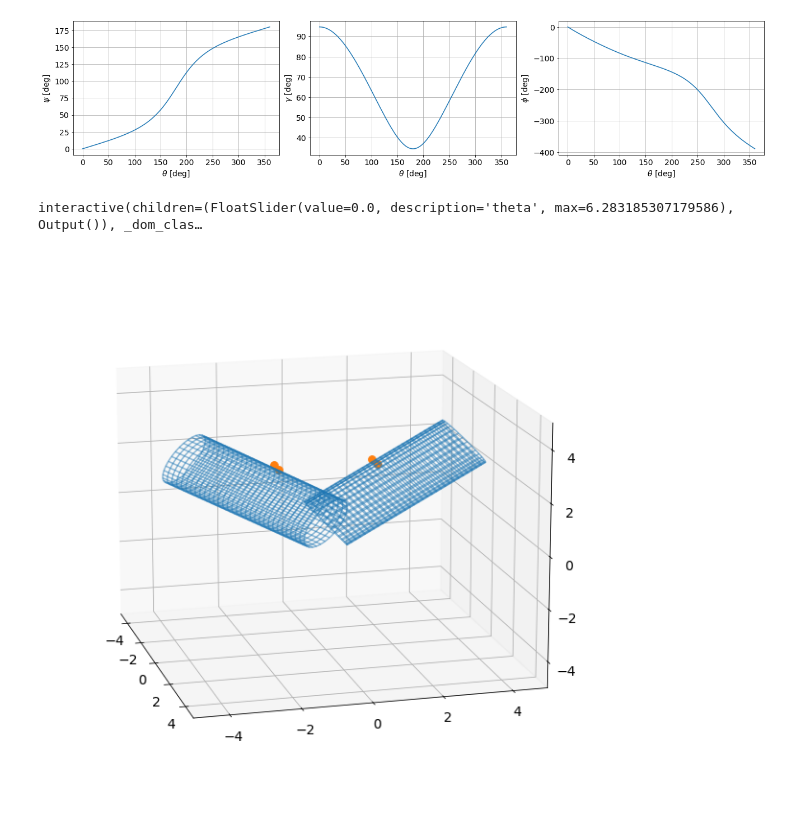
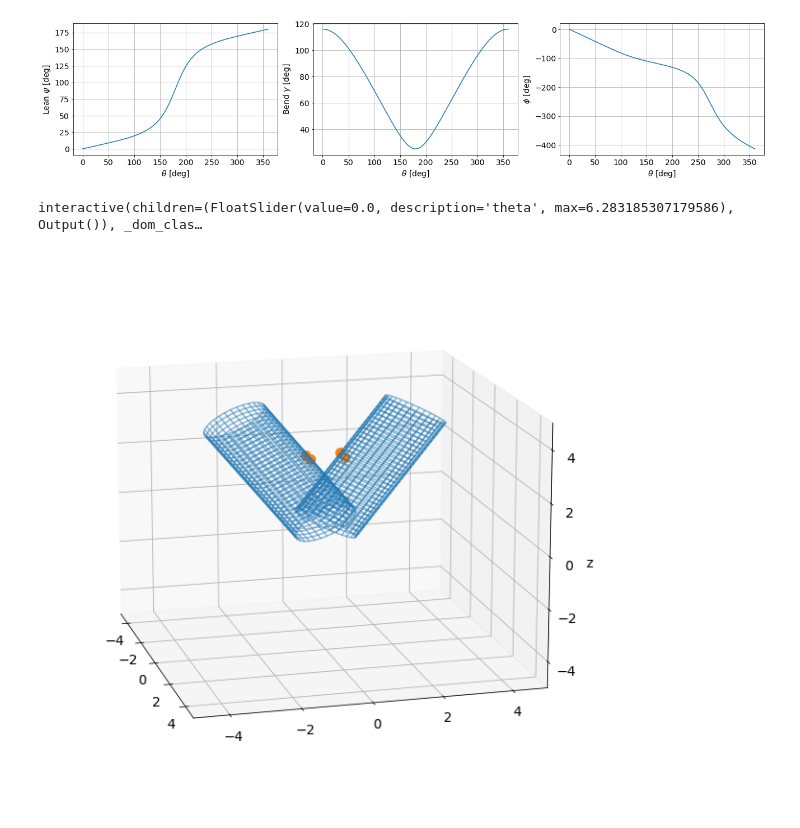
Before and after one commit to tianyikillua/falling-cat, a Jupyter notebook: cat.ipynb, the cells around one changed output. Cells and saved outputs as stored; diff of their text form; code cells hidden in the pictures.

```diff
--- a/cat.ipynb
+++ b/cat.ipynb
@@ -49,7 +53,6 @@ plt.show()
 # %%
 JI = 0.25
-alpha = 30 * degree
-
+alpha = 45.5 * degree
 c = FallingCat(JI, alpha)
 
 t = c.theta / degree
@@ -64,15 +67,17 @@ phi = c.twist() / degree
 plt.close("all")
 
 fig, ax = plt.subplots(1, 3, figsize=(18, 4))
+fig.canvas.header_visible = False
+fig.canvas.footer_visible = False
 
 ax[0].plot(t, psi)
 ax[0].set_xlabel(r"$\theta$ [deg]")
-ax[0].set_ylabel(r"$\psi$ [deg]")
+ax[0].set_ylabel(r"Lean $\psi$ [deg]")
 ax[0].grid()
 
 ax[1].plot(t, gamma)
 ax[1].set_xlabel(r"$\theta$ [deg]")
-ax[1].set_ylabel(r"$\gamma$ [deg]")
+ax[1].set_ylabel(r"Bend $\gamma$ [deg]")
 ax[1].grid()
 
 ax[2].plot(t, phi)
@@ -80,32 +85,28 @@ ax[2].set_xlabel(r"$\theta$ [deg]")
 ax[2].set_ylabel(r"$\phi$ [deg]")
 ax[2].grid()
 
-# plt.tight_layout()
 plt.show()
 # %% [output]
-[figure, old version]
+[figure, new version]
 # %%
-JI = 0.25
-alpha = 10 * degree
-c = FallingCat(JI, alpha)
-
 fig, ax = plt.subplots(figsize=(12, 8), subplot_kw={"projection": "3d"})
 fig.canvas.header_visible = False
 fig.canvas.footer_visible = False
 ax.autoscale(False)
 ax.axis("equal")
 ax.view_init(15, -15)
 
 
 def plot_cat_position(theta=0):
     ax.cla()
-    c.plot(theta, ax=ax, l=5, N=32, color="C0", leg_color="C1", marker="o", s=60)
+    c.plot(theta, ax=ax, l=5, N=32, color="C0", leg_color="C1", marker="o", s=100)
     ax.set_xlim(-5, 5)
     ax.set_ylim(-5, 5)
     ax.set_zlim(-5, 5)
+    ax.set_zlabel("z")
 
 
 interact(plot_cat_position, theta=(0, 2 * np.pi));
 # %% [output]
 interactive(children=(FloatSlider(value=0.0, description='theta', max=6.283185307179586), Output()), _dom_clas…
-[figure, old version]
+[figure, new version]
```
Also changed, not shown: parts of 1 cell of this notebook, 1 other file.
